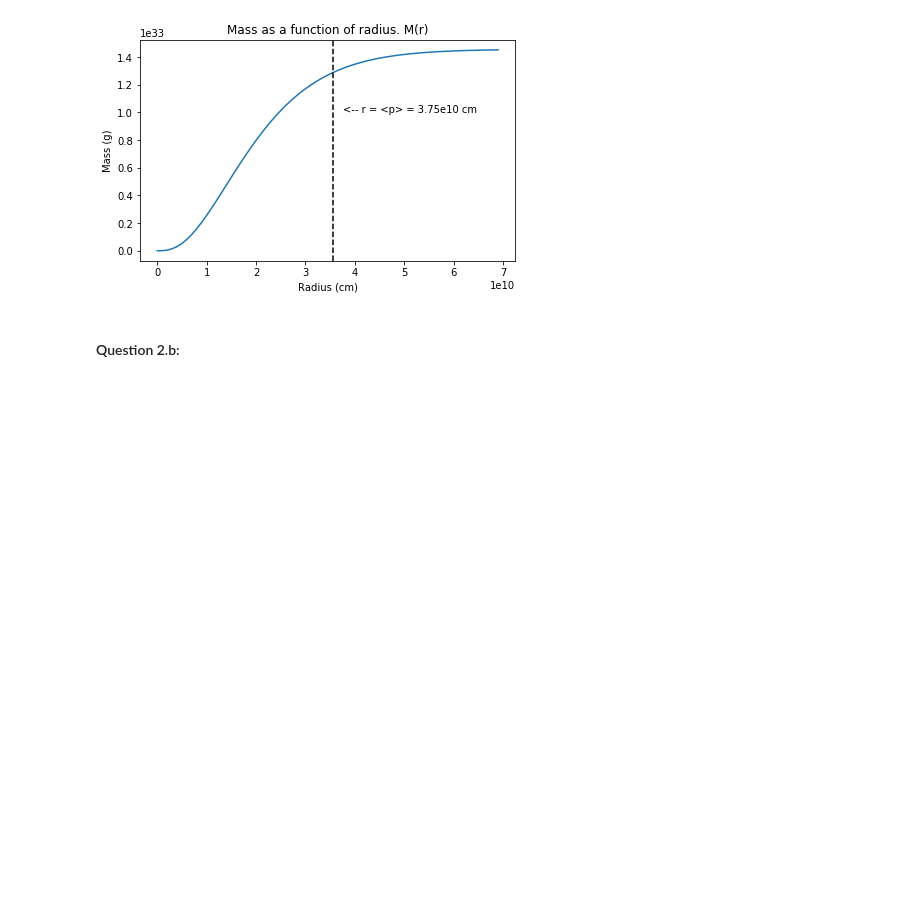
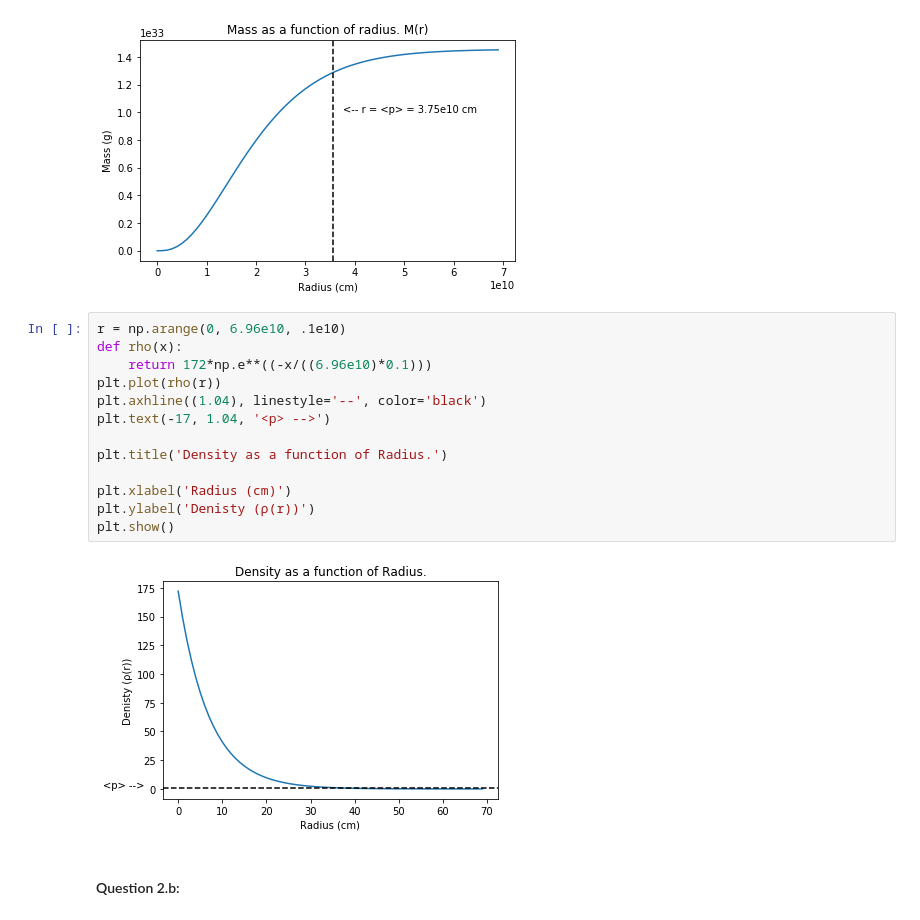
Before and after one commit to wildAstroboy/astro_4090, a Jupyter notebook: Homework 1.ipynb, the cells around one changed output. Cells and saved outputs as stored; diff of their text form; blank space fills up the shorter version.

Commit message:
more plot corrections

```diff
--- a/Homework 1.ipynb
+++ b/Homework 1.ipynb
@@ -46,6 +46,21 @@ plt.tight_layout(pad=1.0)
 plt.show()
 # %% [output]
 [figure]
+# %%
+r = np.arange(0, 6.96e10, .1e10)
+def rho(x):
+    return 172*np.e**((-x/((6.96e10)*0.1)))
+plt.plot(rho(r))
+plt.axhline((1.04), linestyle='--', color='black')
+plt.text(-17, 1.04, '<p> -->')
+
+plt.title('Density as a function of Radius.')
+
+plt.xlabel('Radius (cm)')
+plt.ylabel('Denisty (⍴(r))')
+plt.show()
+# %% [output]
+[figure, added]
 # %% [markdown]
 #### Question 2.b:
 # %%
```
